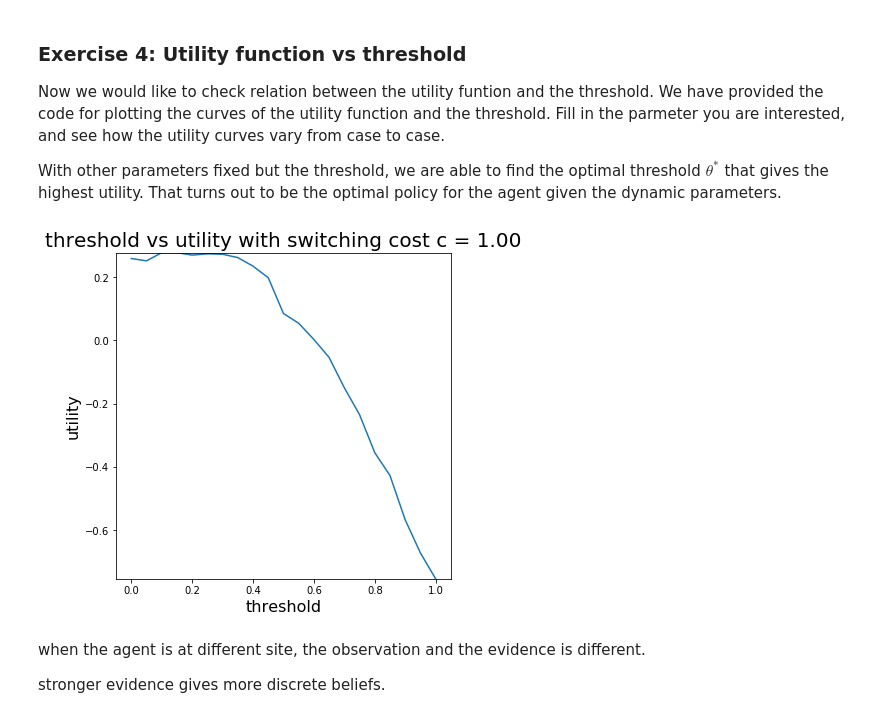
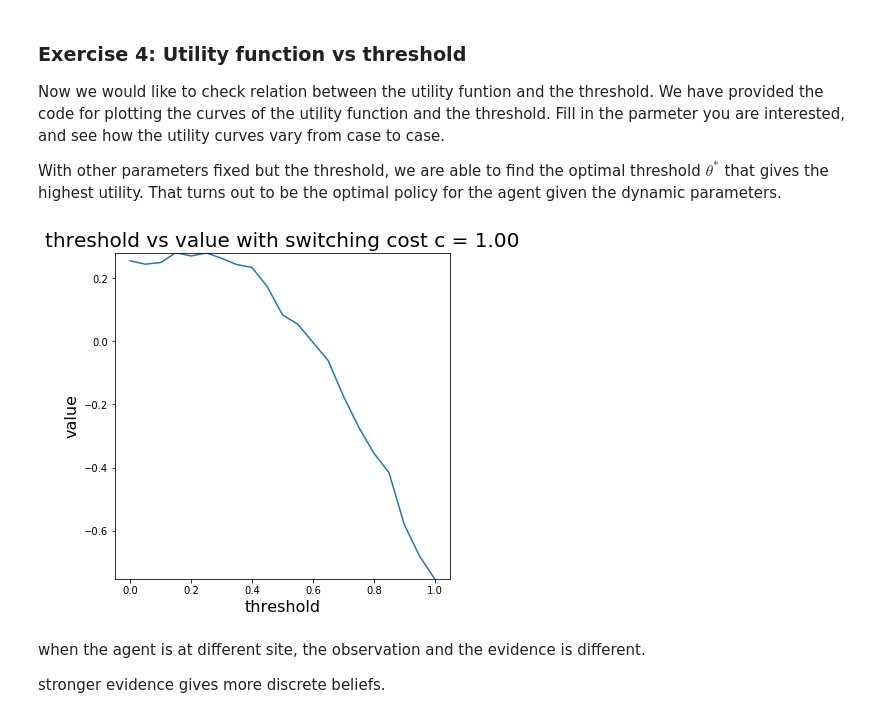
Before and after one commit to zhengww/NeuroMatchAcademy, a Jupyter notebook: Tutorial1_optimal_control_discrete.ipynb, the cells around one changed output. Drawn from its saved outputs; the diff is of its cells as text; code cells hidden in the pictures.

```diff
--- a/Tutorial1_optimal_control_discrete.ipynb
+++ b/Tutorial1_optimal_control_discrete.ipynb
@@ -203,14 +203,14 @@ class binaryHMM():
 
         act_int = (act == "switch" ).astype(int)
         ax_loc.plot(1 - loc[showT], 'g.-', markersize=12, linewidth=5)
-        ax_loc.set_ylabel('Fish state', rotation=360, fontsize=18)
+        ax_loc.set_ylabel('Your state', rotation=360, fontsize=18)
         ax_loc.plot((act_int[showT] - .1) * .8, 'v', markersize=10, label = 'action')
         ax_loc.plot(obs[showT] * .5, '*', markersize=5, label = 'reward')
         ax_loc.legend(loc="upper right", fontsize = 12)
         ax_loc.set_xlim([0, showlen])
         ax_loc.set_ylim([0, 1])
         ax_loc.set_xticks([0, showlen, showlen])
-        ax_loc.tick_params(axis='both', which='major', labelsize=14)
+        ax_loc.tick_params(axis='both', which='major', labelsize=18)
         labels = [item.get_text() for item in ax_loc.get_yticklabels()]
         labels[0] = 'Right'
         labels[-1] = 'Left'
@@ -282,14 +284,14 @@ $$u(\theta) = (\sum_t r_t - c\cdot 1_{a_t = "switch"})/ T$$
 # %%
-def utility_function(obs, act, cost_sw):
+def value_function(obs, act, cost_sw):
     """
-    utility function
+    value function
     """
     act_int = (act == "switch" ).astype(int)
 
     T = len(obs)
-    utility = (np.sum(obs) - np.sum(act_int) * cost_sw) / T
+    value = (np.sum(obs) - np.sum(act_int) * cost_sw) / T
 
-    return utility
+    return value
 # %% [markdown]
 ### Exercise 4: Utility function vs threshold
 Now we would like to check relation between the utility funtion and the threshold. We have provided the code for plotting the curves of the utility function and the threshold. Fill in the parmeter you are interested, and see how the utility curves vary from case to case.
@@ -298,9 +300,9 @@ With other parameters fixed but the threshold, we are able to find the optimal t
 # %%
 # Brute force for optimal policy, what is the best threshold
 # This function will be needed for the second excercise
-def utility_threshold(params, cost_sw, step):
+def value_threshold(params, cost_sw, step):
     threshold_array = np.arange(0, 1 + step, step)
-    utility_array = np.zeros(threshold_array.shape)
+    value_array = np.zeros(threshold_array.shape)
 
     T, p_sw, rp_high, rp_low, _ = params
 
@@ -311,19 +313,19 @@ def utility_threshold(params, cost_sw, step):
         binaryHMM_test = binaryHMM(params)
         _, _, act, obs, _ = binaryHMM_test.generateProcess()
 
-        utility_array[i] = utility_function(obs, act, cost_sw)
+        value_array[i] = value_function(obs, act, cost_sw)
 
-    return threshold_array, utility_array
+    return threshold_array, value_array
 
-def plot_utility_threshold(params, cost_sw, step = 0.05):
-    threshold_array, utility_array = utility_threshold(params, cost_sw, step)
+def plot_value_threshold(params, cost_sw, step = 0.05):
+    threshold_array, value_array = value_threshold(params, cost_sw, step)
 
     fig_, ax = plt.subplots(1, 1, figsize=(6, 6))
-    ax.plot(threshold_array, utility_array)
-    ax.set_ylim([np.min(utility_array), np.max(utility_array)])
-    ax.set_title('threshold vs utility with switching cost c = %.2f'%cost_sw, fontsize = 20)
+    ax.plot(threshold_array, value_array)
+    ax.set_ylim([np.min(value_array), np.max(value_array)])
+    ax.set_title('threshold vs value with switching cost c = %.2f'%cost_sw, fontsize = 20)
     ax.set_xlabel('threshold', fontsize = 16)
-    ax.set_ylabel('utility', fontsize = 16)
+    ax.set_ylabel('value', fontsize = 16)
     plt.show()
 # %%
 # T = 10000
@@ -333,9 +335,9 @@ def plot_utility_threshold(params, cost_sw, step = 0.05):
 cost_sw = 1
 # %%
 params = [T, p_sw, rp_high, rp_low, _]
-plot_utility_threshold(params, cost_sw)
+plot_value_threshold(params, cost_sw)
 # %% [output]
-[figure, old version]
+[figure, new version]
 # %% [markdown]
 when the agent is at different site, the observation and the evidence is different.
 
```
Also changed, not shown: parts of 4 cells of this notebook.
